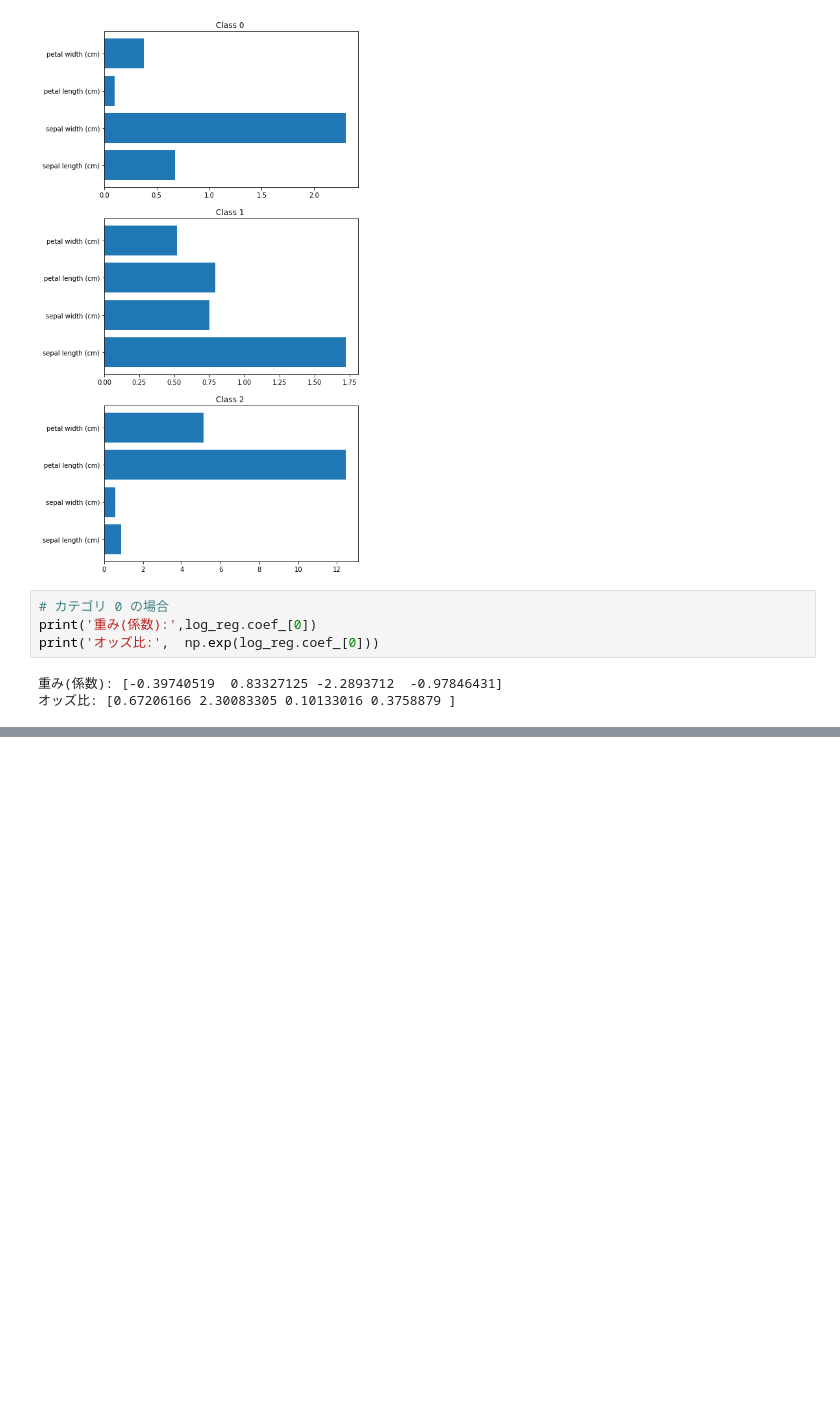
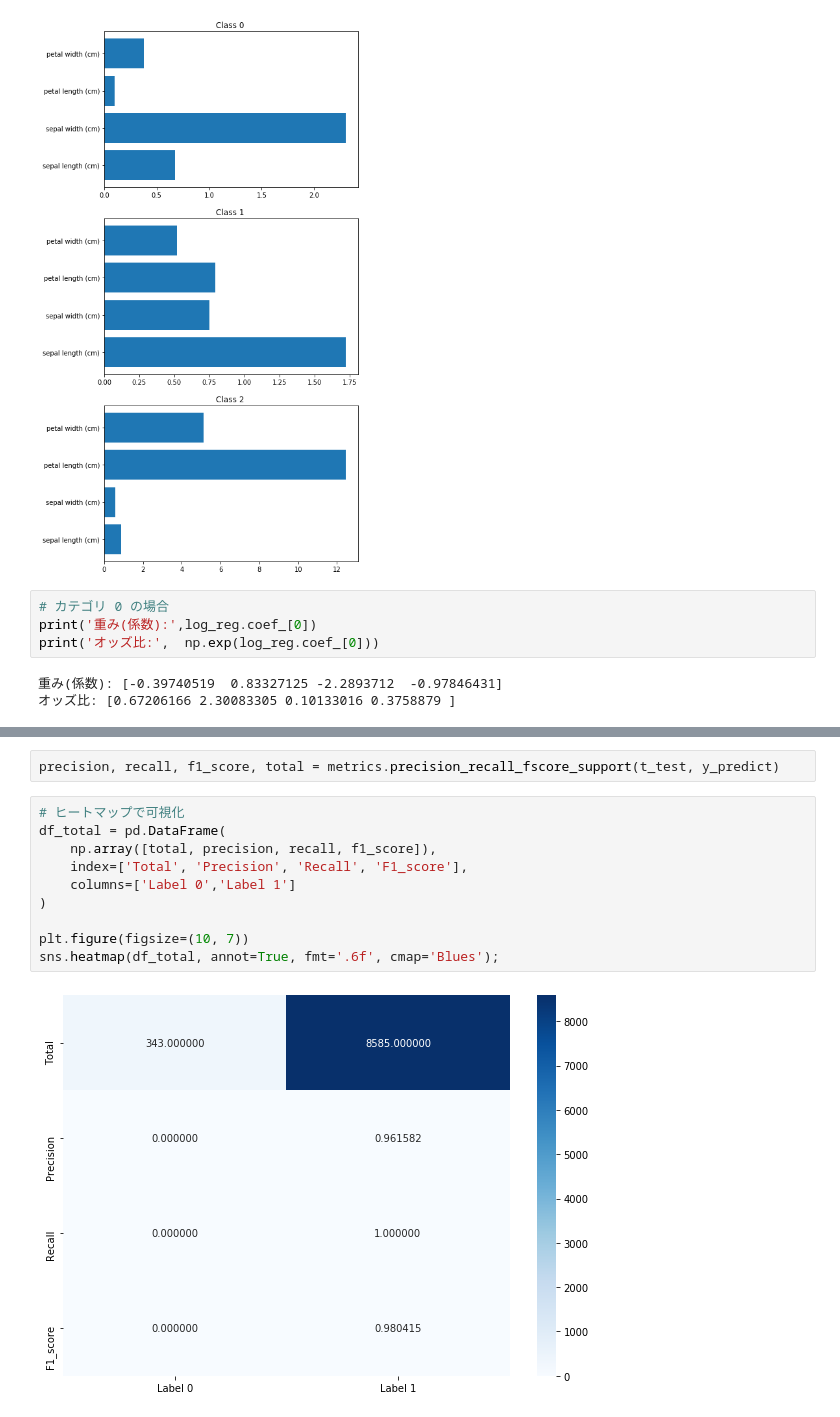
Before and after one commit to Sakana999/Self-Study, a Jupyter notebook: KIKAGAKU/KIKAGAKU ML Classification.ipynb, the cells around one changed output, grey strips where cells are left out. Cells and saved outputs as stored; diff of their text form; blank space fills up the shorter version.

```diff
--- a/KIKAGAKU/KIKAGAKU ML Classification.ipynb
+++ b/KIKAGAKU/KIKAGAKU ML Classification.ipynb
@@ -242,0 +361,14 @@ print('オッズ比:',  np.exp(log_reg.coef_[0]))
+# %%
+precision, recall, f1_score, total = metrics.precision_recall_fscore_support(t_test, y_predict)
+# %%
+# ヒートマップで可視化
+df_total = pd.DataFrame(
+    np.array([total, precision, recall, f1_score]),
+    index=['Total', 'Precision', 'Recall', 'F1_score'],
+    columns=['Label 0','Label 1']
+)
+
+plt.figure(figsize=(10, 7))
+sns.heatmap(df_total, annot=True, fmt='.6f', cmap='Blues');
+# %% [output]
+[figure, added]
```
Also changed, not shown: parts of 20 cells of this notebook, 4 other files.
